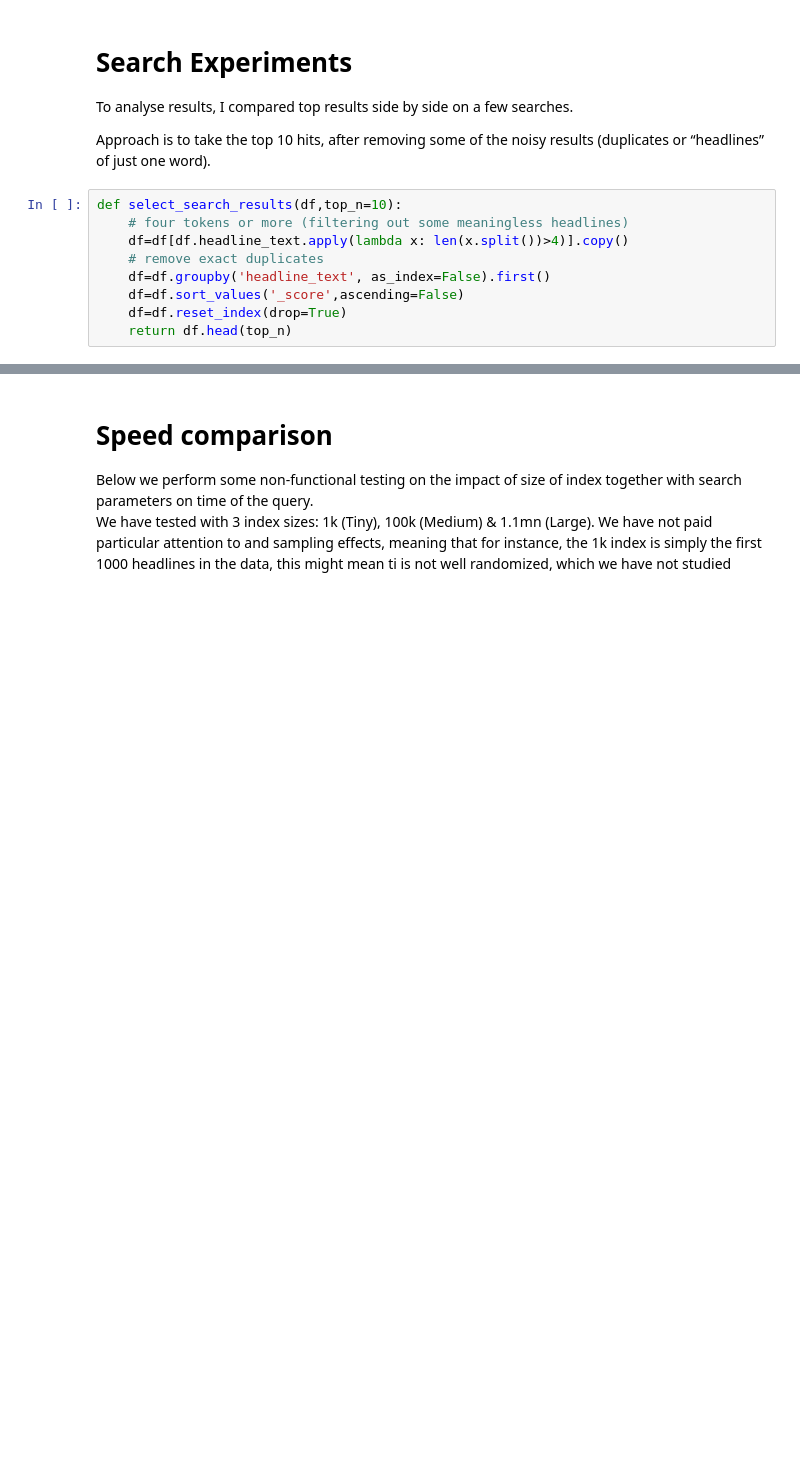
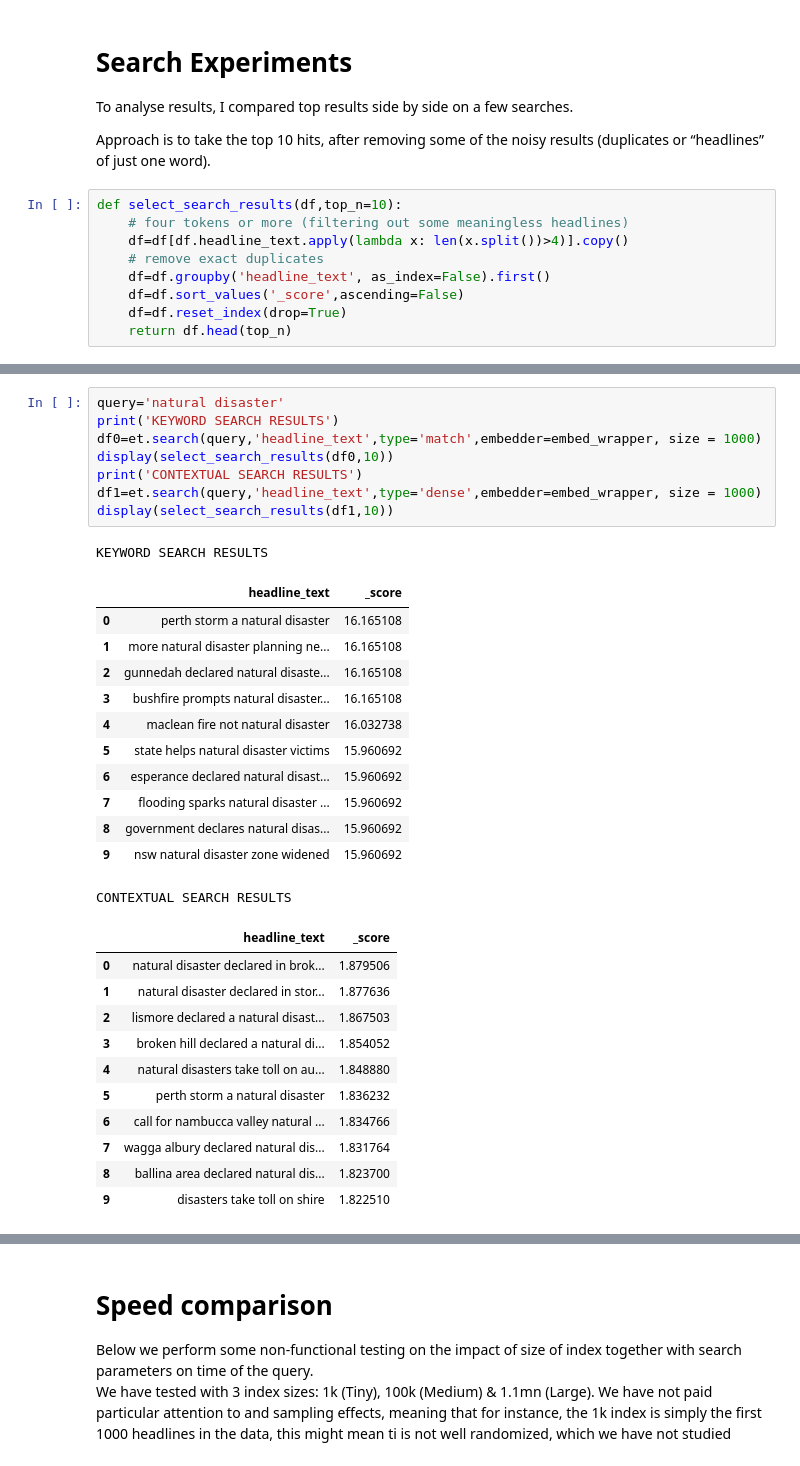
Before and after one commit to md-experiments/elastic_transformers, a Jupyter notebook: notebooks/Searching_with_ElasticTransformers.ipynb, the cells around one changed output, grey strips where cells are left out. Drawn from its saved outputs; the diff is of its cells as text; blank space fills up the shorter version.

```diff
--- a/notebooks/Searching_with_ElasticTransformers.ipynb
+++ b/notebooks/Searching_with_ElasticTransformers.ipynb
@@ -79,0 +96,33 @@ SEMANTIC SEARCH RESULTS
+# %%
+query='natural disaster'
+print('KEYWORD SEARCH RESULTS')
+df0=et.search(query,'headline_text',type='match',embedder=embed_wrapper, size = 1000)
+display(select_search_results(df0,10))
+print('CONTEXTUAL SEARCH RESULTS')
+df1=et.search(query,'headline_text',type='dense',embedder=embed_wrapper, size = 1000)
+display(select_search_results(df1,10))
+# %% [output]
+KEYWORD SEARCH RESULTS
+|  | headline_text | _score |
+| 0 | perth storm a natural disaster | 16.165108 |
+| 1 | more natural disaster planning ne... | 16.165108 |
+| 2 | gunnedah declared natural disaste... | 16.165108 |
+| 3 | bushfire prompts natural disaster... | 16.165108 |
+| 4 | maclean fire not natural disaster | 16.032738 |
+| 5 | state helps natural disaster victims | 15.960692 |
+| 6 | esperance declared natural disast... | 15.960692 |
+| 7 | flooding sparks natural disaster ... | 15.960692 |
+| 8 | government declares natural disas... | 15.960692 |
+| 9 | nsw natural disaster zone widened | 15.960692 |
+CONTEXTUAL SEARCH RESULTS
+|  | headline_text | _score |
+| 0 | natural disaster declared in brok... | 1.879506 |
+| 1 | natural disaster declared in stor... | 1.877636 |
+| 2 | lismore declared a natural disast... | 1.867503 |
+| 3 | broken hill declared a natural di... | 1.854052 |
+| 4 | natural disasters take toll on au... | 1.848880 |
+| 5 | perth storm a natural disaster | 1.836232 |
+| 6 | call for nambucca valley natural ... | 1.834766 |
+| 7 | wagga albury declared natural dis... | 1.831764 |
+| 8 | ballina area declared natural dis... | 1.823700 |
+| 9 | disasters take toll on shire | 1.822510 |
```
Also changed, not shown: parts of 7 cells of this notebook, 2 other files.
